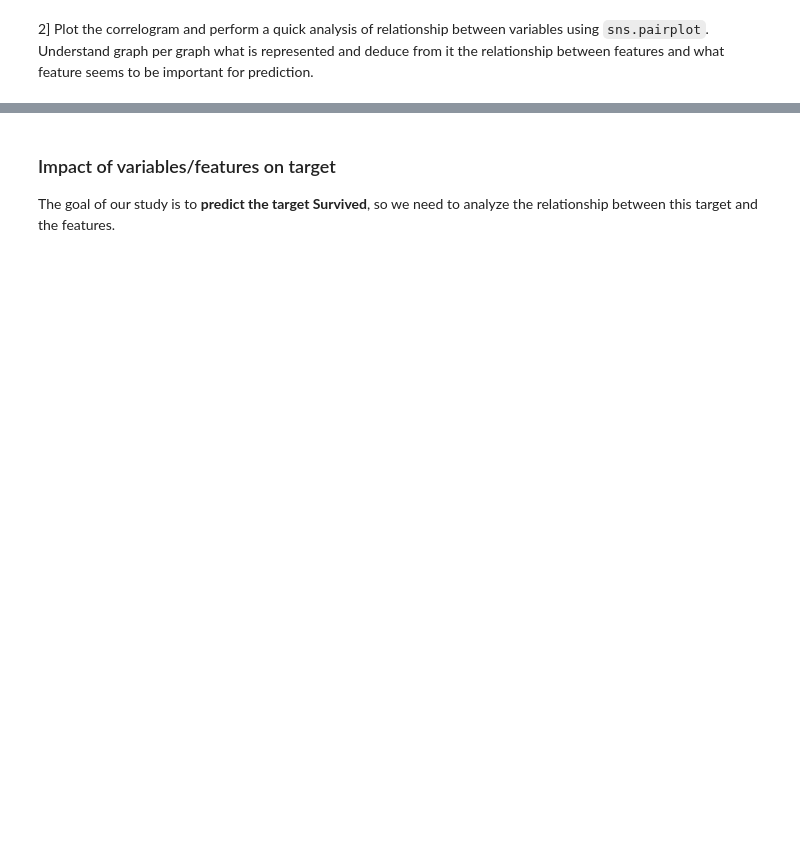
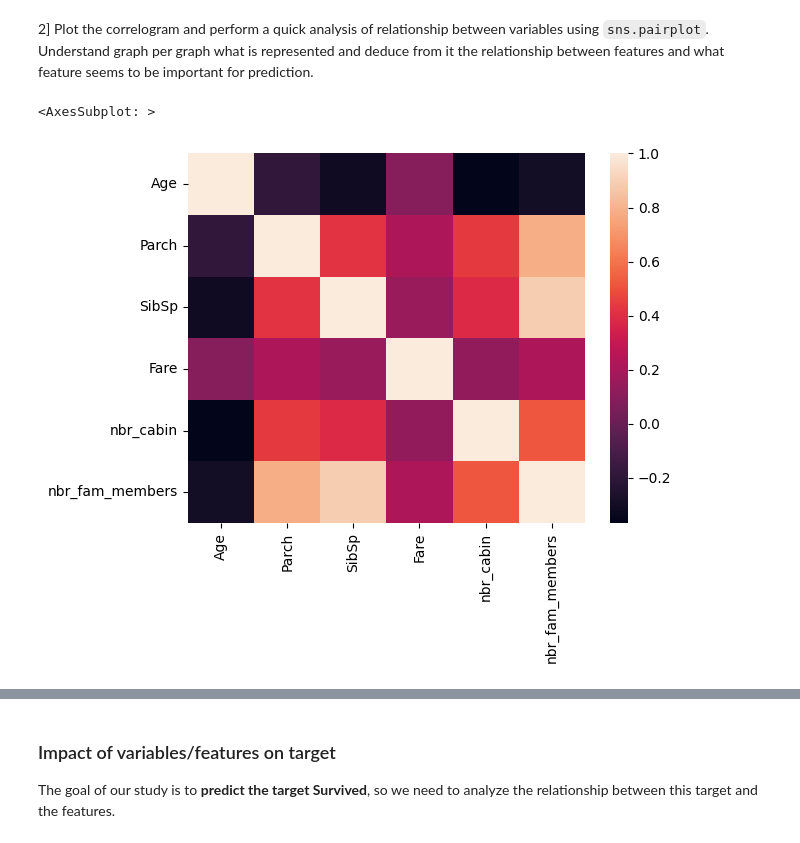
Before and after one commit to SphRbtHyk/miashs_introduction_ml, a Jupyter notebook: lab2/lab2_data_analysis.ipynb, the cells around one changed output, grey strips where cells are left out. Drawn from its saved outputs; the diff is of its cells as text; code cells hidden in the pictures; blank space fills up the shorter version.

```diff
--- a/lab2/lab2_data_analysis.ipynb
+++ b/lab2/lab2_data_analysis.ipynb
@@ -203,2 +250,7 @@ for qualitative in qualitative_variables:
 # %% [markdown]
 2] Plot the correlogram and perform a quick analysis of relationship between variables using `sns.pairplot`. Understand graph per graph what is represented and deduce from it the relationship between features and what feature seems to be important for prediction.
+# %%
+sns.heatmap(df[quantitative_vars].corr())
+# %% [output]
+<AxesSubplot: >
+[figure, added]
```
Also changed, not shown: parts of 49 cells of this notebook.
